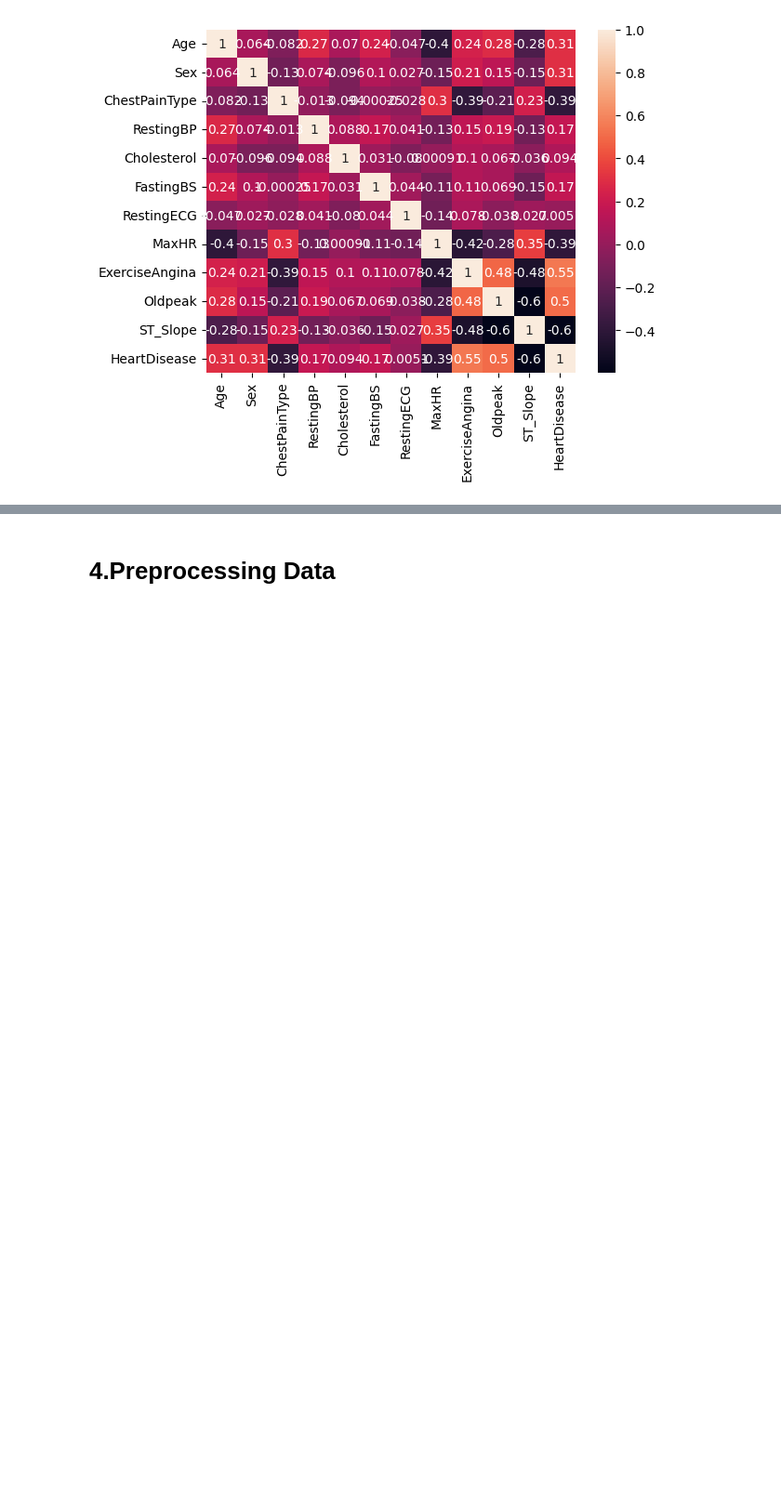
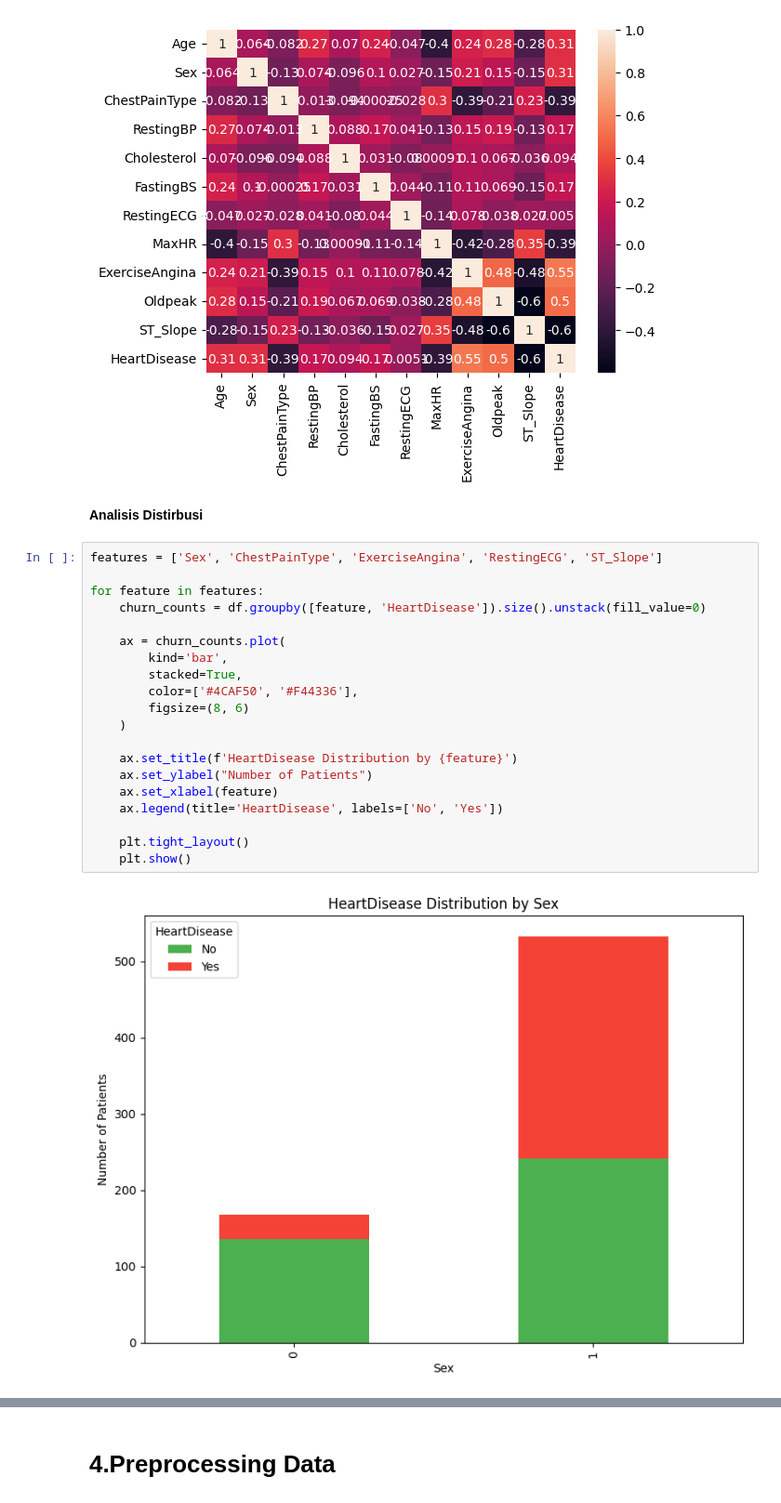
Before and after one commit to farizeka/Tubes-Data-Mining, a Jupyter notebook: Tubes_Datmin_Kel_3.ipynb, the cells around one changed output, grey strips where cells are left out. Shown at 93% size. Saved outputs shown, nothing was run; the diff lists cells and outputs as text; blank space fills up the shorter version.

```diff
--- a/Tubes_Datmin_Kel_3.ipynb
+++ b/Tubes_Datmin_Kel_3.ipynb
@@ -220,3 +217,27 @@ sns.heatmap(df.corr(), annot=True)
 # %% [output]
 <Axes: >
 [figure]
+# %% [markdown]
+**Analisis Distirbusi**
+# %%
+features = ['Sex', 'ChestPainType', 'ExerciseAngina', 'RestingECG', 'ST_Slope']
+
+for feature in features:
+    churn_counts = df.groupby([feature, 'HeartDisease']).size().unstack(fill_value=0)
+
+    ax = churn_counts.plot(
+        kind='bar',
+        stacked=True,
+        color=['#4CAF50', '#F44336'],
+        figsize=(8, 6)
+    )
+
+    ax.set_title(f'HeartDisease Distribution by {feature}')
+    ax.set_ylabel("Number of Patients")
+    ax.set_xlabel(feature)
+    ax.legend(title='HeartDisease', labels=['No', 'Yes'])
+
+    plt.tight_layout()
+    plt.show()
+# %% [output]
+[figure, added]
```
Also changed, not shown: parts of 23 cells of this notebook.
